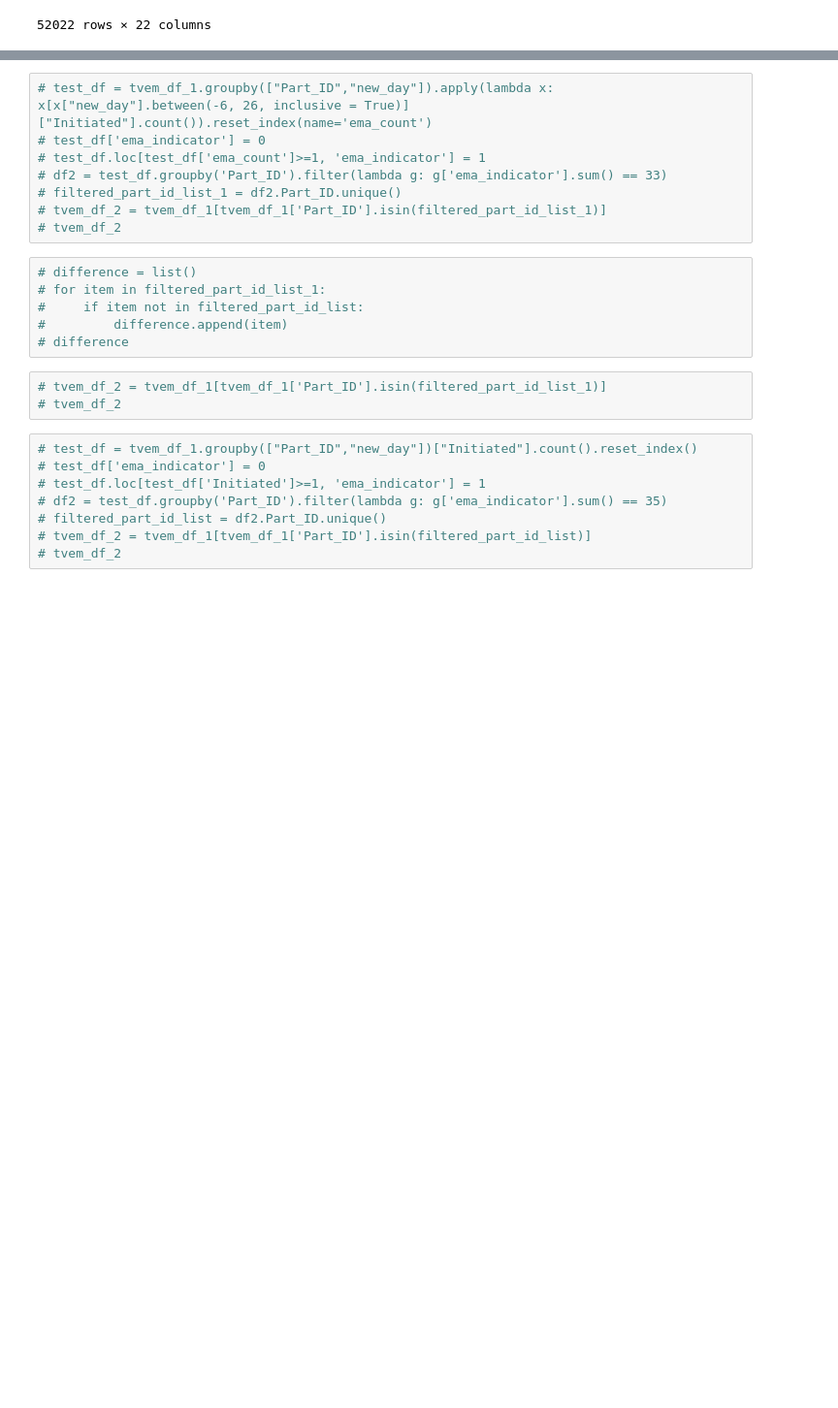
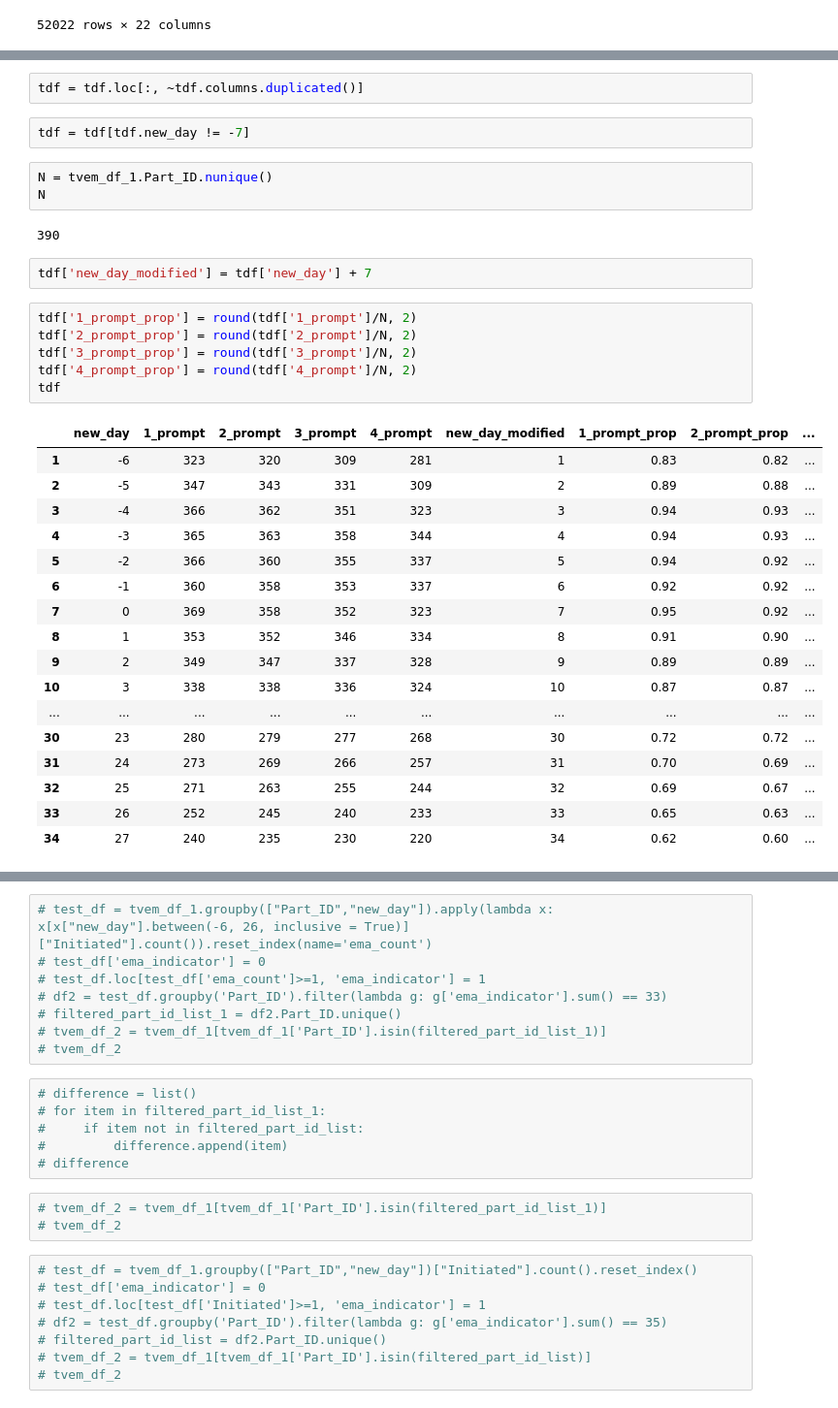
Before and after one commit to BhanuAnand/smoking-cessation-study, a Jupyter notebook: CARE_data_curation_for_tvem_analysis.ipynb, the cells around one changed output, grey strips where cells are left out. Shown at 97% size. Cells and saved outputs as stored; diff of their text form; blank space fills up the shorter version.

```diff
--- a/CARE_data_curation_for_tvem_analysis.ipynb
+++ b/CARE_data_curation_for_tvem_analysis.ipynb
@@ -247,0 +537,35 @@ len(filtered_part_id_list)
+# %%
+tdf = tdf.loc[:, ~tdf.columns.duplicated()]
+# %%
+tdf = tdf[tdf.new_day != -7]
+# %%
+N = tvem_df_1.Part_ID.nunique()
+N
+# %% [output]
+390
+# %%
+tdf['new_day_modified'] = tdf['new_day'] + 7
+# %%
+tdf['1_prompt_prop'] = round(tdf['1_prompt']/N, 2)
+tdf['2_prompt_prop'] = round(tdf['2_prompt']/N, 2)
+tdf['3_prompt_prop'] = round(tdf['3_prompt']/N, 2)
+tdf['4_prompt_prop'] = round(tdf['4_prompt']/N, 2)
+tdf
+# %% [output]
+|  | new_day | 1_prompt | 2_prompt | 3_prompt | 4_prompt | new_day_modified | 1_prompt_prop | 2_prompt_prop | ... |
+| 1 | -6 | 323 | 320 | 309 | 281 | 1 | 0.83 | 0.82 | ... |
+| 2 | -5 | 347 | 343 | 331 | 309 | 2 | 0.89 | 0.88 | ... |
+| 3 | -4 | 366 | 362 | 351 | 323 | 3 | 0.94 | 0.93 | ... |
+| 4 | -3 | 365 | 363 | 358 | 344 | 4 | 0.94 | 0.93 | ... |
+| 5 | -2 | 366 | 360 | 355 | 337 | 5 | 0.94 | 0.92 | ... |
+| 6 | -1 | 360 | 358 | 353 | 337 | 6 | 0.92 | 0.92 | ... |
+| 7 | 0 | 369 | 358 | 352 | 323 | 7 | 0.95 | 0.92 | ... |
+| 8 | 1 | 353 | 352 | 346 | 334 | 8 | 0.91 | 0.90 | ... |
+| 9 | 2 | 349 | 347 | 337 | 328 | 9 | 0.89 | 0.89 | ... |
+| 10 | 3 | 338 | 338 | 336 | 324 | 10 | 0.87 | 0.87 | ... |
+| ... | ... | ... | ... | ... | ... | ... | ... | ... | ... |
+| 30 | 23 | 280 | 279 | 277 | 268 | 30 | 0.72 | 0.72 | ... |
+| 31 | 24 | 273 | 269 | 266 | 257 | 31 | 0.70 | 0.69 | ... |
+| 32 | 25 | 271 | 263 | 255 | 244 | 32 | 0.69 | 0.67 | ... |
+| 33 | 26 | 252 | 245 | 240 | 233 | 33 | 0.65 | 0.63 | ... |
+| 34 | 27 | 240 | 235 | 230 | 220 | 34 | 0.62 | 0.60 | ... |
```
Also changed, not shown: parts of 43 cells of this notebook.
